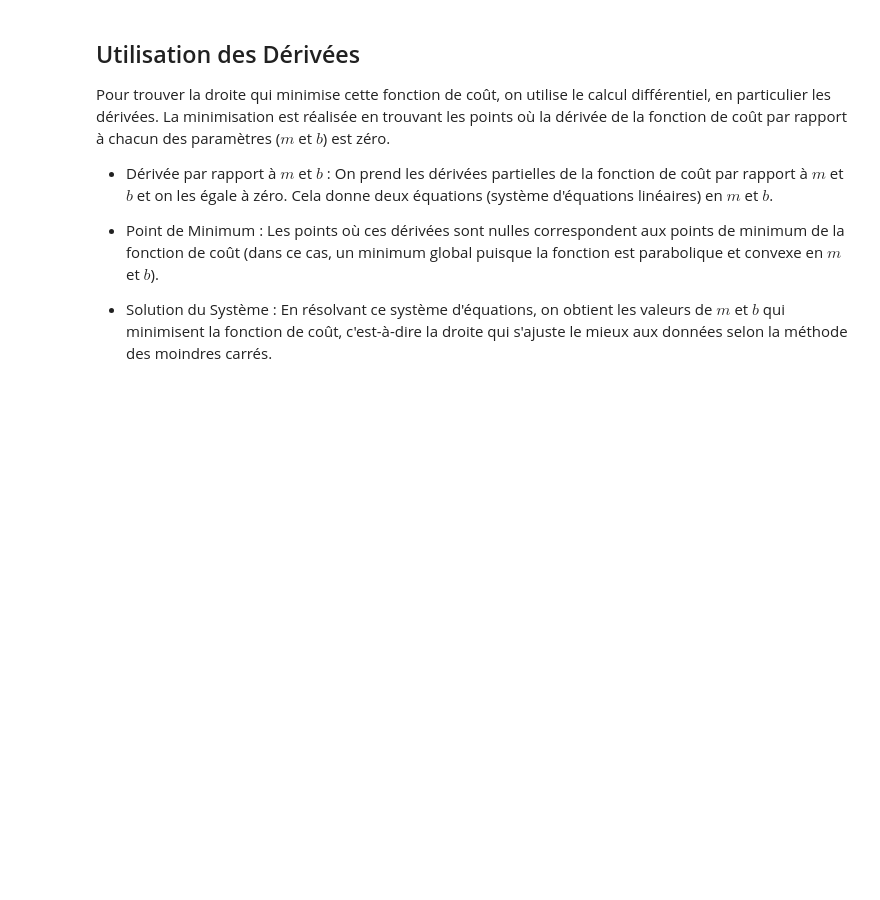
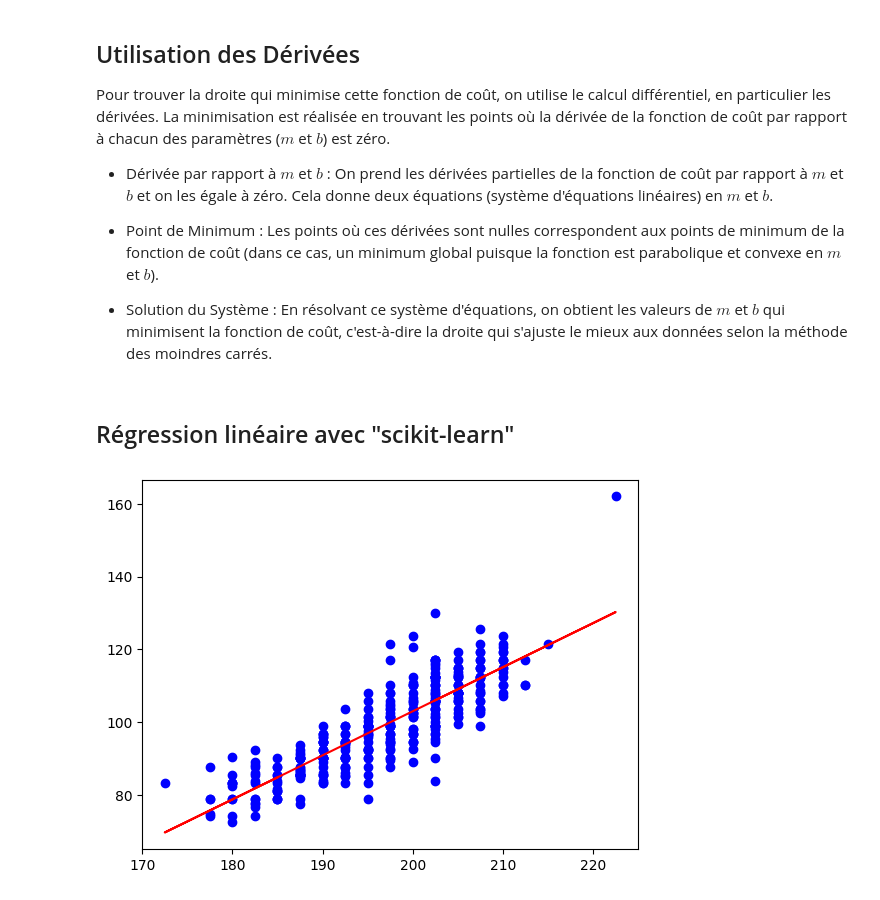
Before and after one commit to be-next/TP-IA, a Jupyter notebook: TP_IA_01.ipynb, the cells around one changed output. Drawn from its saved outputs; the diff is of its cells as text; code cells hidden in the pictures; blank space fills up the shorter version.

```diff
--- a/TP_IA_01.ipynb
+++ b/TP_IA_01.ipynb
@@ -167,3 +167,25 @@ Pour trouver la droite qui minimise cette fonction de coût, on utilise le calcu
 - Point de Minimum : Les points où ces dérivées sont nulles correspondent aux points de minimum de la fonction de coût (dans ce cas, un minimum global puisque la fonction est parabolique et convexe en $m$ et $b$).
 
 - Solution du Système : En résolvant ce système d'équations, on obtient les valeurs de $m$ et $b$ qui minimisent la fonction de coût, c'est-à-dire la droite qui s'ajuste le mieux aux données selon la méthode des moindres carrés.
+# %% [markdown]
+## Régression linéaire avec "scikit-learn"
+# %%
+from sklearn.linear_model import LinearRegression
+
+# Préparation des données pour scikit-learn
+X = df.dropna()[['Height']]  # Les variables indépendantes doivent être en 2D pour scikit-learn
+y = df.dropna()['Weight']
+
+# Création et entraînement du modèle de régression
+modele = LinearRegression()
+modele.fit(X, y)
+
+# Prédiction
+y_pred = modele.predict(X)
+
+# Affichage de la ligne de régression
+plt.scatter(height, weight, color='blue')  # Points de données
+plt.plot(height, y_pred, color='red')  # Ligne de régression
+plt.show()
+# %% [output]
+[figure, added]
```
